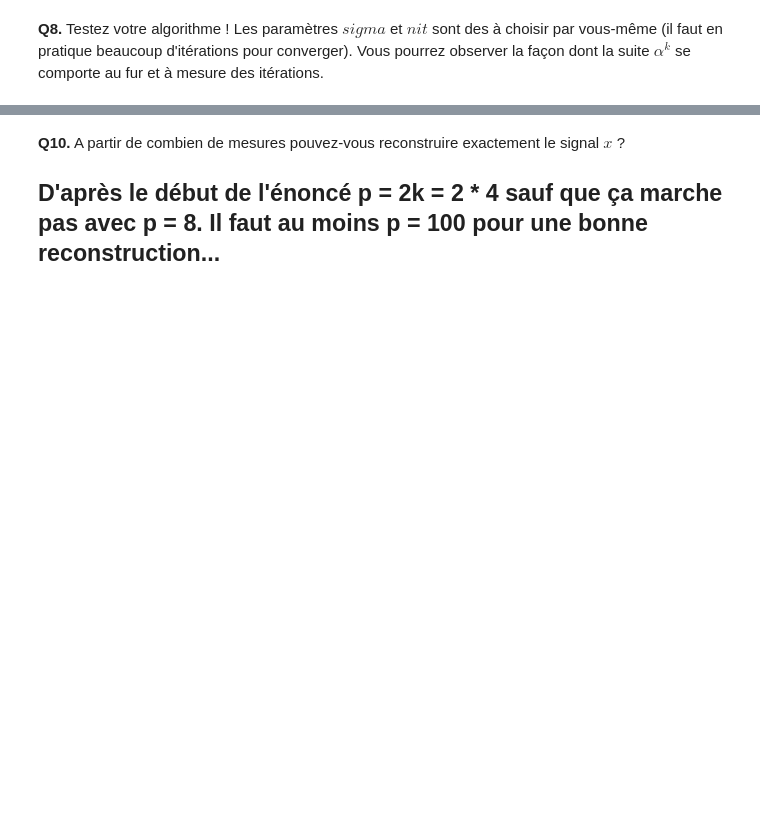
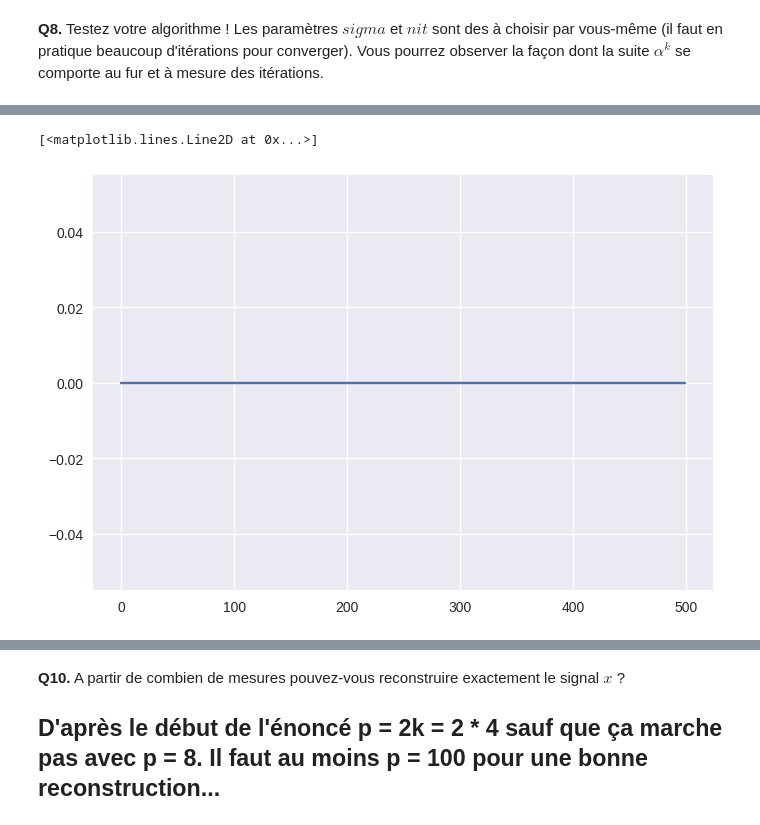
Before and after one commit to YamSok/CESBIO_BIOMASS, a Jupyter notebook: TP2_CompressiveSensing-maya.ipynb, the cells around one changed output, grey strips where cells are left out. Saved outputs shown, nothing was run; the diff lists cells and outputs as text; code cells hidden in the pictures; blank space fills up the shorter version.

```diff
--- a/TP2_CompressiveSensing-maya.ipynb
+++ b/TP2_CompressiveSensing-maya.ipynb
@@ -325,0 +342,13 @@ plt.show()
+# %%
+"""
+Test #2
+sigma = 1e-4, 1e-3
+"""
+nitermax = 10_000
+seuil = 1e-10
+
+(alpha,xtilde,CF,err1) = RestoreX(A,y,1e-4,nitermax, seuil)
+plt.plot(xtilde)
+# %% [output]
+[<matplotlib.lines.Line2D at 0x...>]
+[figure, added]
```
Also changed, not shown: parts of 23 cells of this notebook, 27 other files.
